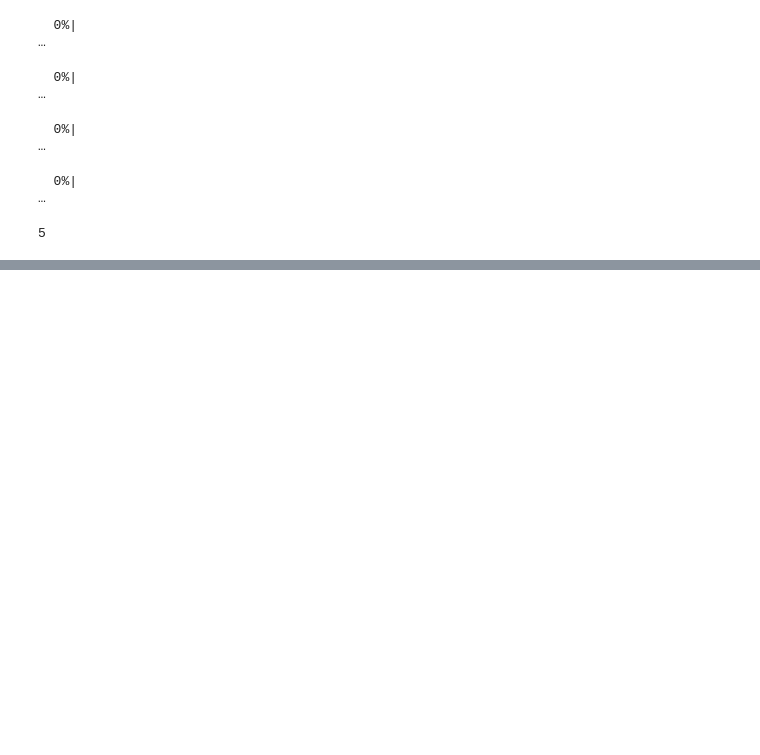
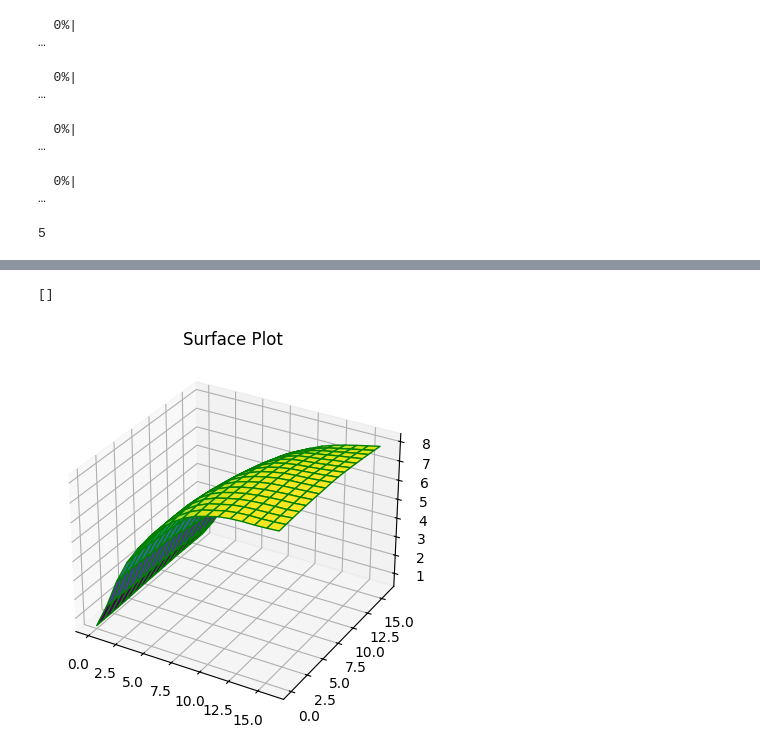
Before and after one commit to PaoloWang1/adversarial_learning, a Jupyter notebook: Adversarial_homework.ipynb, the cells around one changed output, grey strips where cells are left out. Saved outputs shown, nothing was run; the diff lists cells and outputs as text; code cells hidden in the pictures; blank space fills up the shorter version.

Commit message:
3d figure

```diff
--- a/Adversarial_homework.ipynb
+++ b/Adversarial_homework.ipynb
@@ -599,3 +619,4 @@ Using mps device
 ... (188 outputs left out)
 # %%
 len(models)
+p = models
@@ -675,0 +733,9 @@ model 4 43.70000076293945
+# %%
+paths = ["model{0}.pt".format(x) for x in range(5)]
+for x in range(len(models)):
+    torch.save(models[x].state_dict(), paths[x])
+torch.save(adv_model.state_dict(), "adv_model.pt")
+# %%
+print(x)
+# %% [output]
+[]
@@ -675,0 +787,17 @@ model 4 43.70000076293945
+# %%
+X, Y = testloader.dataset[0][0].unsqueeze(0).to(device), torch.tensor(testloader.dataset[0][1]).unsqueeze(0).to(device)
+model.eval()
+#for x in range(5):
+#    for y in range(5):
+
+x, y, z = adv_multi_step(model, X, Y, step_size=(2./255))
+# %%
+z = np.array(z)
+
+fig = plt.figure()
+ax = plt.axes(projection='3d')
+ax.plot_surface(x, y, z, cmap='viridis', edgecolor='green')
+ax.set_title('Surface Plot')
+plt.show()
+# %% [output]
+[figure, added]
```
Also changed, not shown: parts of 15 cells of this notebook, 6 other files.
